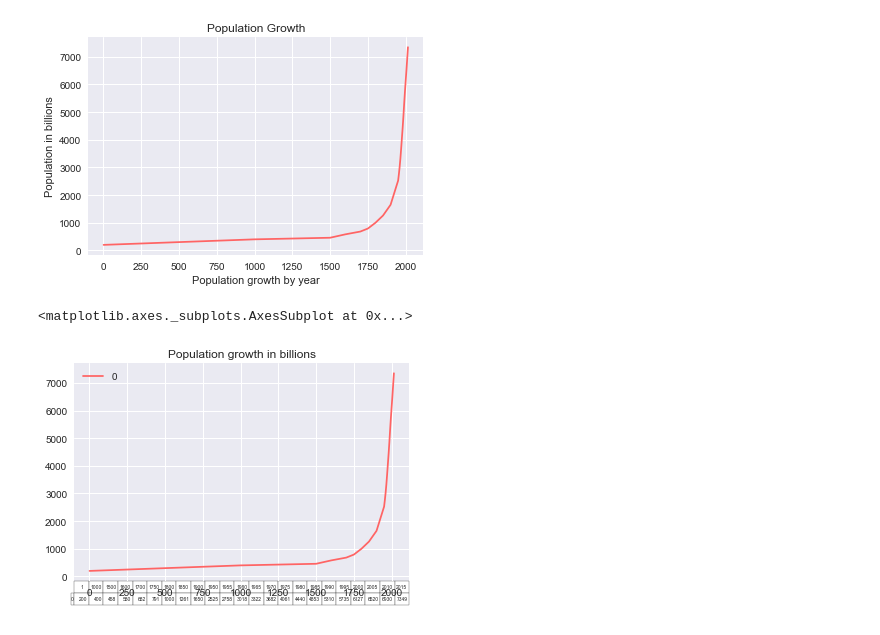
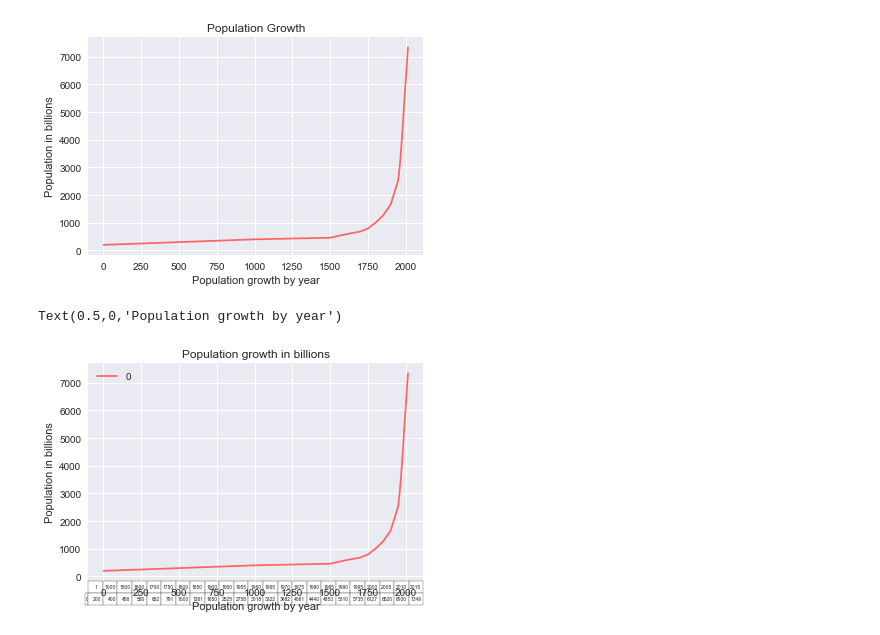
Before and after one commit to jhonasttan/pythonBegToAdClass, a Jupyter notebook: sect14-project9-DataVisiualization/mainNoteBook.ipynb, the cells around one changed output. Drawn from its saved outputs; the diff is of its cells as text; code cells hidden in the pictures.

Commit message:
Sect: 14 - Project #9 - Data Visualization - 131. Multiple lines and line styling
Signed-off-by: jhonasttan <jhonasttan@gmail.com>

```diff
--- a/sect14-project9-DataVisiualization/mainNoteBook.ipynb
+++ b/sect14-project9-DataVisiualization/mainNoteBook.ipynb
@@ -60,7 +60,10 @@ Text(0.5,1,'Population Growth')
 [figure]
 # %%
 wp_over_time = pd.DataFrame(pop, index=years)
+#version with table in the graphic
 wp_over_time.plot(color=(255/255, 100/255, 100/255), title="Population growth in billions", table=True)
+plt.ylabel("Population in billions")
+plt.xlabel("Population growth by year")
 # %% [output]
-<matplotlib.axes._subplots.AxesSubplot at 0x...>
+Text(0.5,0,'Population growth by year')
-[figure, old version]
+[figure, new version]
```
Also changed, not shown: parts of 5 cells of this notebook.
